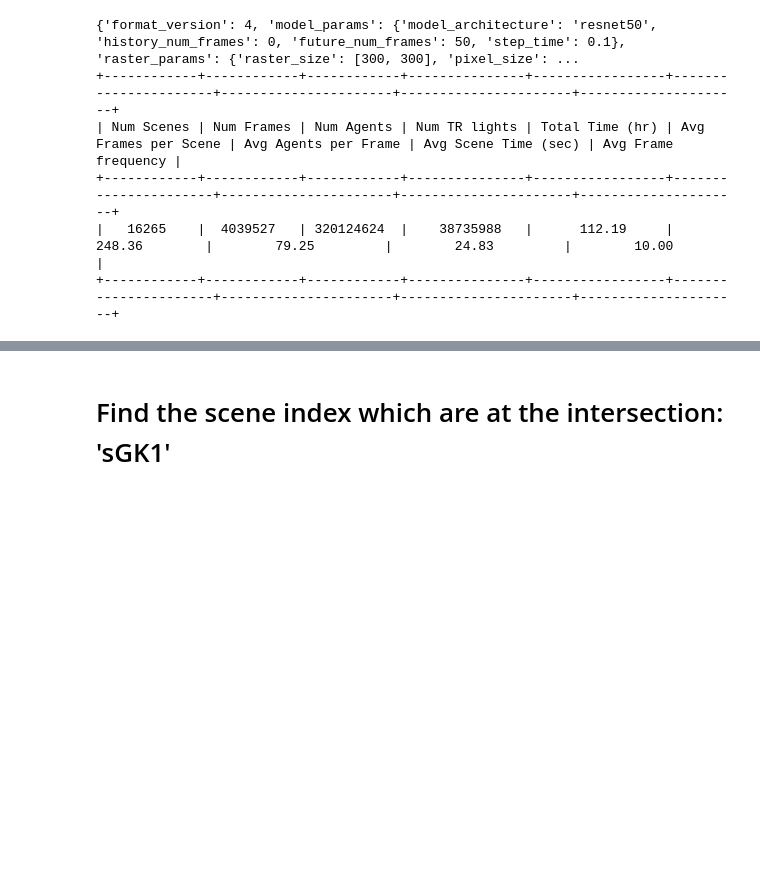
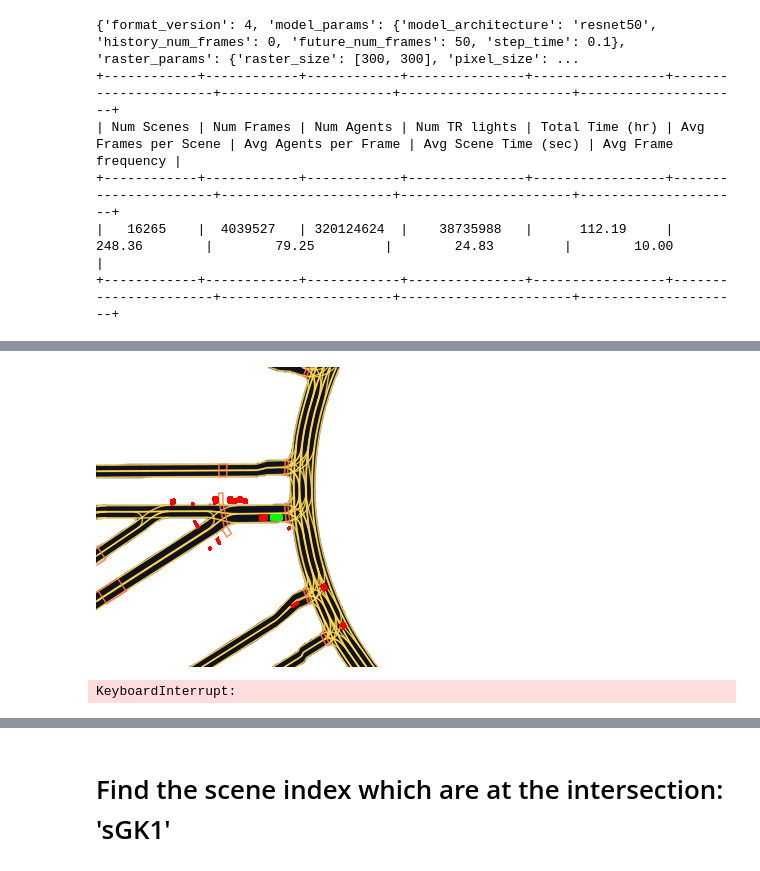
Before and after one commit to shuruiz/planning, a Jupyter notebook: ruixuan/trajectory_extraction.ipynb, the cells around one changed output, grey strips where cells are left out. Saved outputs shown, nothing was run; the diff lists cells and outputs as text; code cells hidden in the pictures; blank space fills up the shorter version.

```diff
--- a/ruixuan/trajectory_extraction.ipynb
+++ b/ruixuan/trajectory_extraction.ipynb
@@ -135,4 +169,22 @@ class Trajectory(Scene):
 # %%
 Test = Trajectory(zarr_dataset, Map_Api)
 Test.generate_info_from_MAP()
+# %%
+polygon = Polygon([(500,-2420),(500,-2360),(560,-2360),(560,-2420)])
+scene_list = []
+
+for scene in tqdm(range(len(zarr_dataset.scenes))):
+
+    frame_start = zarr_dataset.scenes[scene]['frame_index_interval'][0]
+    frame_end = zarr_dataset.scenes[scene]['frame_index_interval'][1]-1
+
+    yaw_start = rotation33_as_yaw(zarr_dataset.frames[frame_start]['ego_rotation'])
+    yaw_end = rotation33_as_yaw(zarr_dataset.frames[frame_end]['ego_rotation'])
+
+    point_start = Point(zarr_dataset.frames[frame_start]['ego_translation'][0], zarr_dataset.frames[frame_start]['ego_translation'][1])
+    point_end = Point(zarr_dataset.frames[frame_end]['ego_translation'][0], zarr_dataset.frames[frame_end]['ego_translation'][1])
+
+    if polygon.contains(point_start)or polygon.contains(point_end):
+        if abs(yaw_start-1.8465288407380713) <0.3 or abs(yaw_end+1.2950638127619287)<0.3:
+            scene_list.append(scene)
 # %%
@@ -140,0 +212,7 @@ target_junction = junction_scene['sGK1']
+# %%
+scene_pedestrian = []
+
+for scene in tqdm(scene_list):
+    scene_pedestrian += Test.agent_trajectory(scene, 'Pedestrian', '8KfB')
+
+scene_pedestrian
@@ -141,2 +237,15 @@ target_junction = junction_scene['sGK1']
 # %%
-Test.scene_visualize(13861,ego_dataset,cfg)
+import time
+
+
+start = time.time()
+for idx, valid_scene in enumerate(scene_pedestrian):
+    Test.scene_visualize(valid_scene,ego_dataset,cfg)
+    print('Current scene is ',idx)
+    time.sleep(1)
+
+end = time.time()
+print(end-start)
+# %% [output]
+[figure, added]
+KeyboardInterrupt:
```
Also changed, not shown: parts of 7 cells of this notebook, 13 other files.
